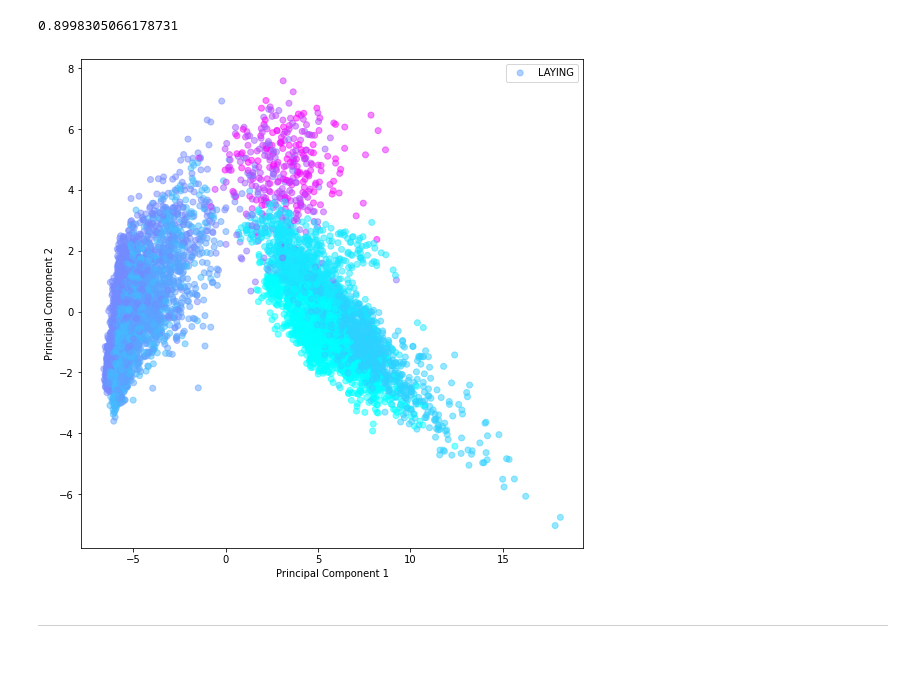
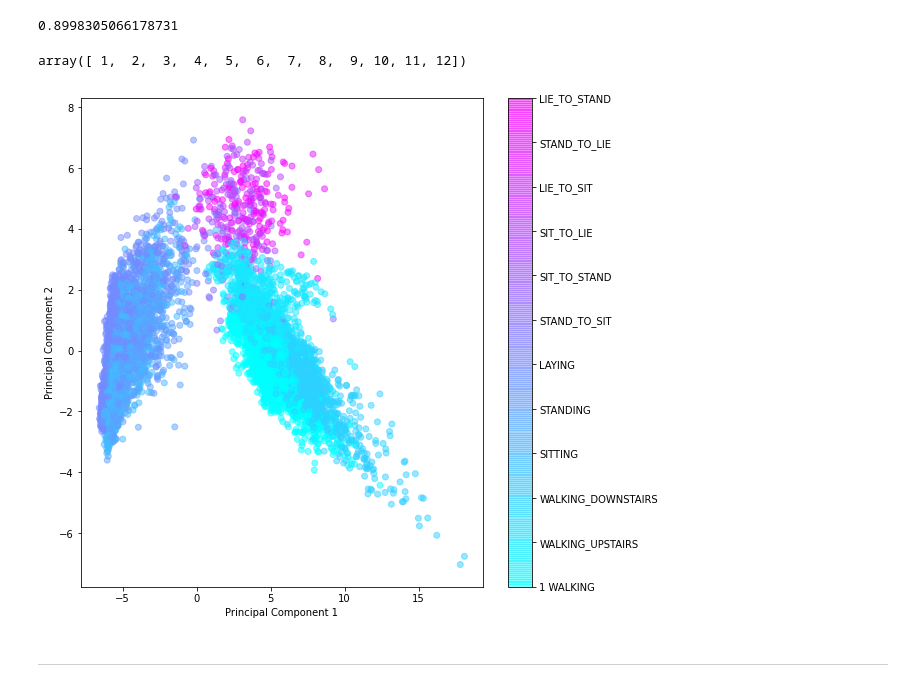
Before and after one commit to Allan-Luu/HumanActivityClassification, a Jupyter notebook: 01 Basic_EDA.ipynb, the cells around one changed output. Cells and saved outputs as stored; diff of their text form; code cells hidden in the pictures; blank space fills up the shorter version.

```diff
--- a/01 Basic_EDA.ipynb
+++ b/01 Basic_EDA.ipynb
@@ -114,20 +114,30 @@ pca.fit(X_train)
 # Transform train and test
 X_train_PCA = pca.transform(X_train)
 X_test_PCA = pca.transform(X_test)
+# %%
+y_train[0].sort_values().unique()
+# %% [output]
+array([ 1,  2,  3,  4,  5,  6,  7,  8,  9, 10, 11, 12])
 # %%
-labels = ["LAYING", "STANDING", "SITTING", "WALKING", "WALKING_UPSTAIRS", "WALKING_DOWNSTAIRS"]
+labels = ["1 WALKING", "WALKING_UPSTAIRS", "WALKING_DOWNSTAIRS",\
+          "SITTING", "STANDING", "LAYING", "STAND_TO_SIT", "SIT_TO_STAND",\
+          "SIT_TO_LIE", "LIE_TO_SIT", "STAND_TO_LIE", "LIE_TO_STAND"]
 # Plotting the PCA-transformed data (only the first two dimensions)
 plt.figure(figsize=(9,9))
 plt.scatter(X_train_PCA[:,0],X_train_PCA[:,1], c = y_train, cmap = 'cool', alpha = 0.5)
 
 plt.xlabel("Principal Component 1")
 plt.ylabel("Principal Component 2")
 
-plt.legend(labels = labels)
+cbar = plt.colorbar()
+cbar.set_ticks([1,2,3,4,5,6,7,8,9,10,11,12])
+cbar.set_ticklabels(["1 WALKING", "WALKING_UPSTAIRS", "WALKING_DOWNSTAIRS",\
+          "SITTING", "STANDING", "LAYING", "STAND_TO_SIT", "SIT_TO_STAND",\
+          "SIT_TO_LIE", "LIE_TO_SIT", "STAND_TO_LIE", "LIE_TO_STAND"])
 
 plt.show()
 # %% [output]
-[figure, old version]
+[figure, new version]
 # %% [markdown]
 ---
 # %% [markdown]
```
Also changed, not shown: parts of 3 cells of this notebook, 1 other file.
